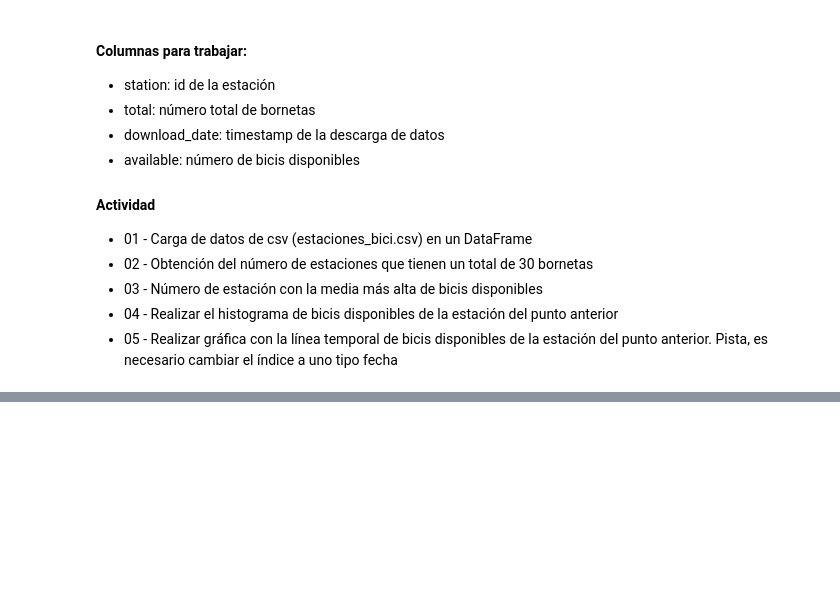
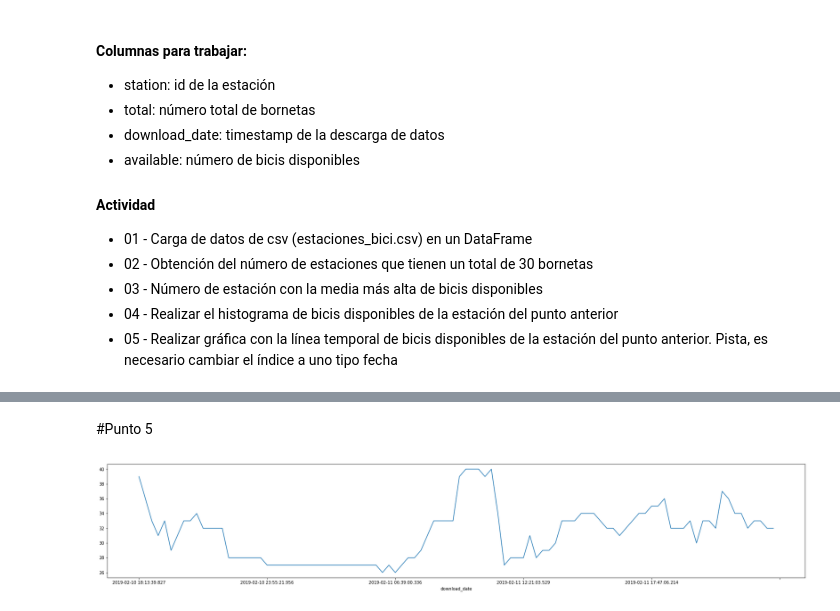
Before and after one commit to StevenMena/01MIAR_Python_IA, a Jupyter notebook: act/01MAIR_ACT_Video_MenaChavez_StevenAlberto.ipynb, the cells around one changed output, grey strips where cells are left out. Cells and saved outputs as stored; diff of their text form; code cells hidden in the pictures; blank space fills up the shorter version.

```diff
--- a/act/01MAIR_ACT_Video_MenaChavez_StevenAlberto.ipynb
+++ b/act/01MAIR_ACT_Video_MenaChavez_StevenAlberto.ipynb
@@ -52,0 +126,11 @@ http://www.valenbisi.es/service/stationdetails/valence/[número de estación]
+# %% [markdown]
+#Punto 5
+# %%
+station_bici_availables_idx = station50_bici_availables.set_index('download_date')
+new_frame=station_bici_availables_idx['available']
+#display(station_bici_availables_idx.iloc[:,[1]])
+
+new_frame.plot(figsize=(30,5))
+plt.show()
+# %% [output]
+[figure, added]
```
Also changed, not shown: parts of 9 cells of this notebook.
